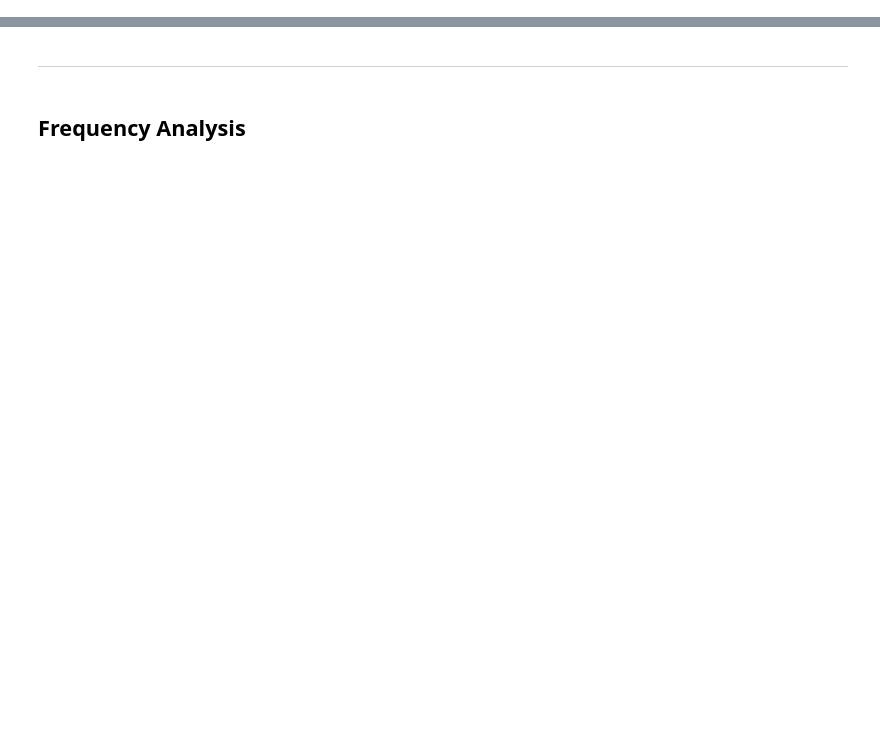
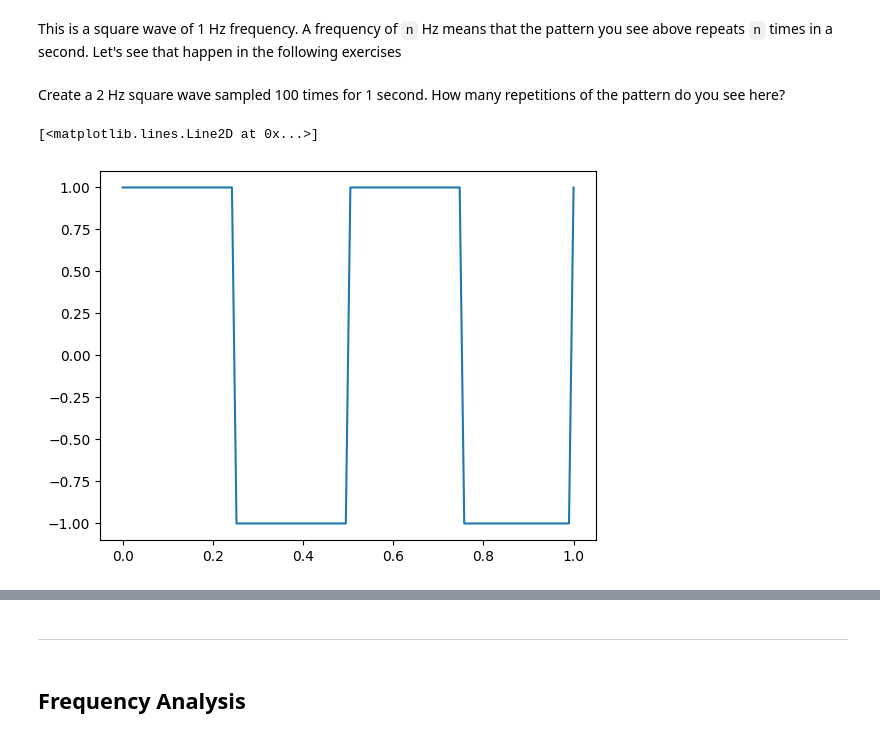
Before and after one commit to ibehave-ibots/iBOTS-Tools, a Jupyter notebook: workshops/python-workshop-1/plan/day4/7 Frequency Analysis With Pandas And Matplotlib.ipynb, the cells around one changed output, grey strips where cells are left out. Saved outputs shown, nothing was run; the diff lists cells and outputs as text; code cells hidden in the pictures; blank space fills up the shorter version.

```diff
--- a/workshops/python-workshop-1/plan/day4/7 Frequency Analysis With Pandas And Matplotlib.ipynb
+++ b/workshops/python-workshop-1/plan/day4/7 Frequency Analysis With Pandas And Matplotlib.ipynb
@@ -333,0 +96,12 @@ plt.plot(t, y)
+# %% [markdown]
+This is a square wave of 1 Hz frequency. A frequency of `n` Hz means that the pattern you see above repeats `n` times in a second. Let's see that happen in the following exercises
+# %% [markdown]
+Create a 2 Hz square wave sampled 100 times for 1 second. How many repetitions of the pattern do you see here?
+# %%
+f = 2 # Hz
+t = np.linspace(0, 1, 100)
+w = square(2 * np.pi * f * t)
+plt.plot(t, w)
+# %% [output]
+[<matplotlib.lines.Line2D at 0x...>]
+[figure, added]
```
Also changed, not shown: parts of 124 cells of this notebook.
